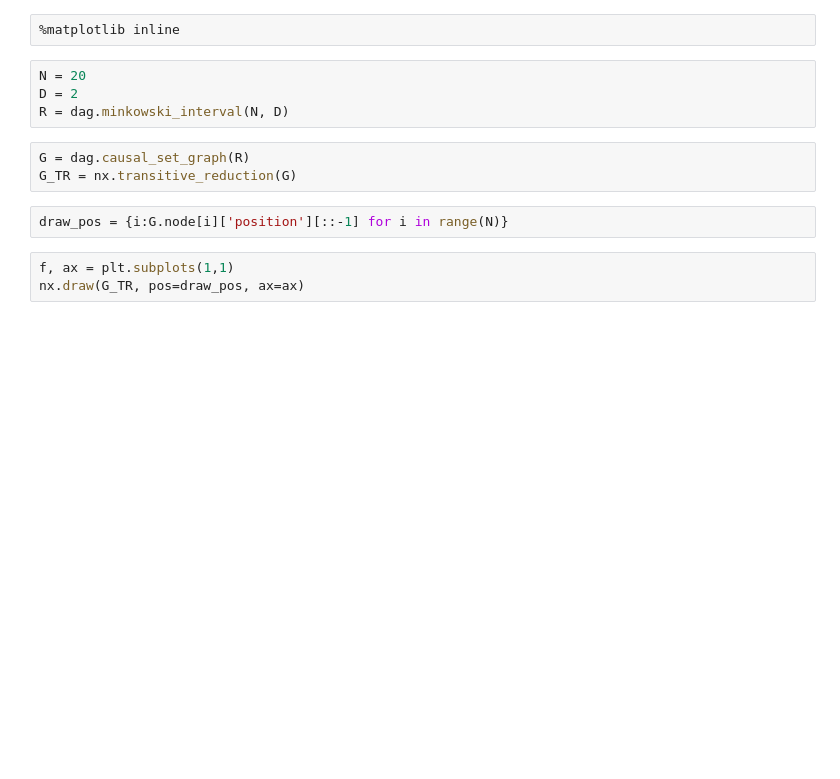
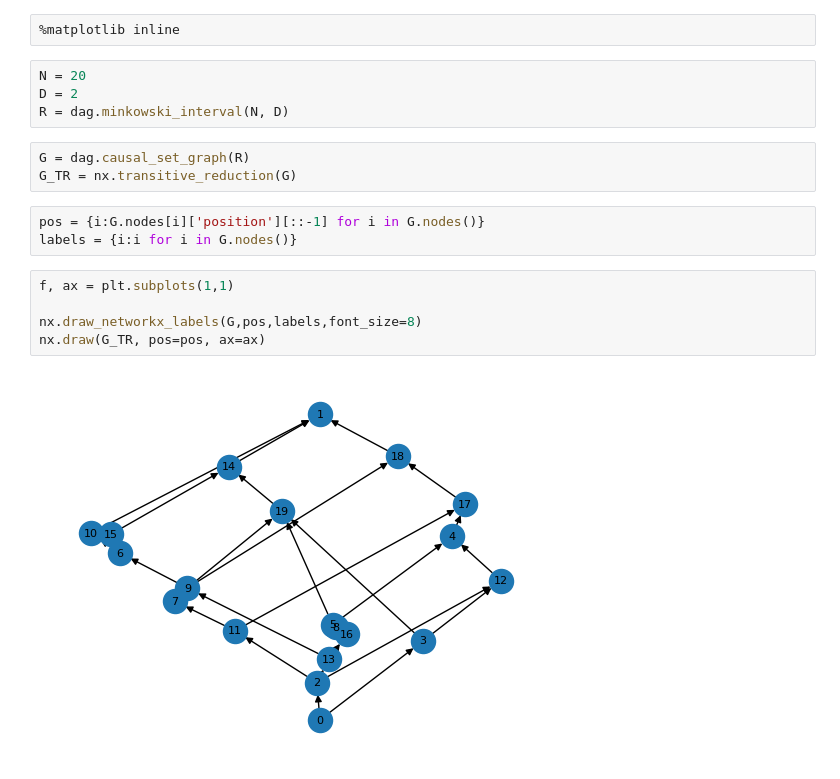
Before and after one commit to JamesClough/dagology, a Jupyter notebook: examples/diagrams/causal_set.ipynb, the cells around one changed output. Drawn from its saved outputs; the diff is of its cells as text; blank space fills up the shorter version.

```diff
--- a/examples/diagrams/causal_set.ipynb
+++ b/examples/diagrams/causal_set.ipynb
@@ -12,7 +22,12 @@ R = dag.minkowski_interval(N, D)
 G = dag.causal_set_graph(R)
 G_TR = nx.transitive_reduction(G)
 # %%
-draw_pos = {i:G.node[i]['position'][::-1] for i in range(N)}
+pos = {i:G.nodes[i]['position'][::-1] for i in G.nodes()}
+labels = {i:i for i in G.nodes()}
 # %%
 f, ax = plt.subplots(1,1)
-nx.draw(G_TR, pos=draw_pos, ax=ax)
+
+nx.draw_networkx_labels(G,pos,labels,font_size=8)
+nx.draw(G_TR, pos=pos, ax=ax)
+# %% [output]
+[figure, added]
```
Also changed, not shown: parts of 2 cells of this notebook, 2 other files.
